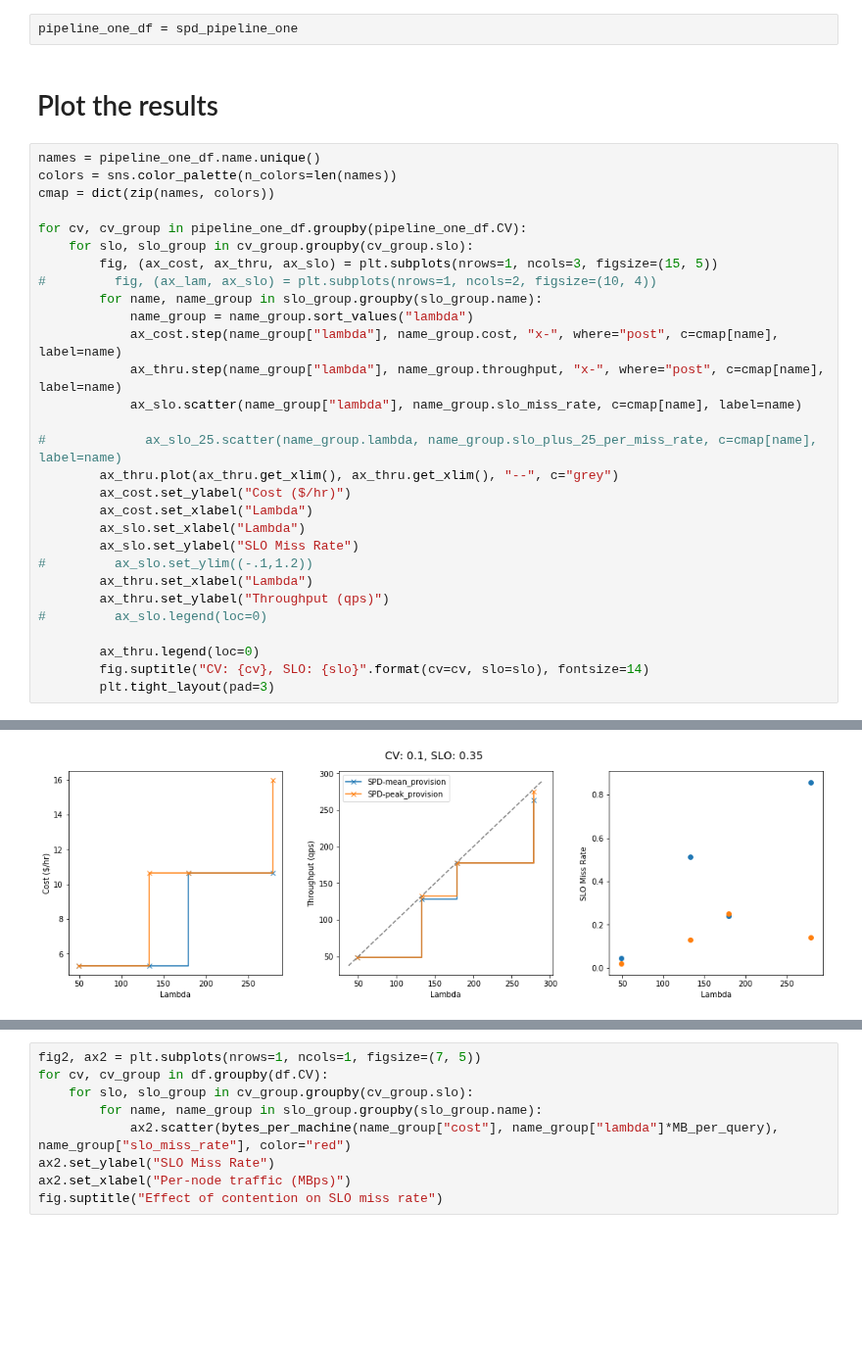
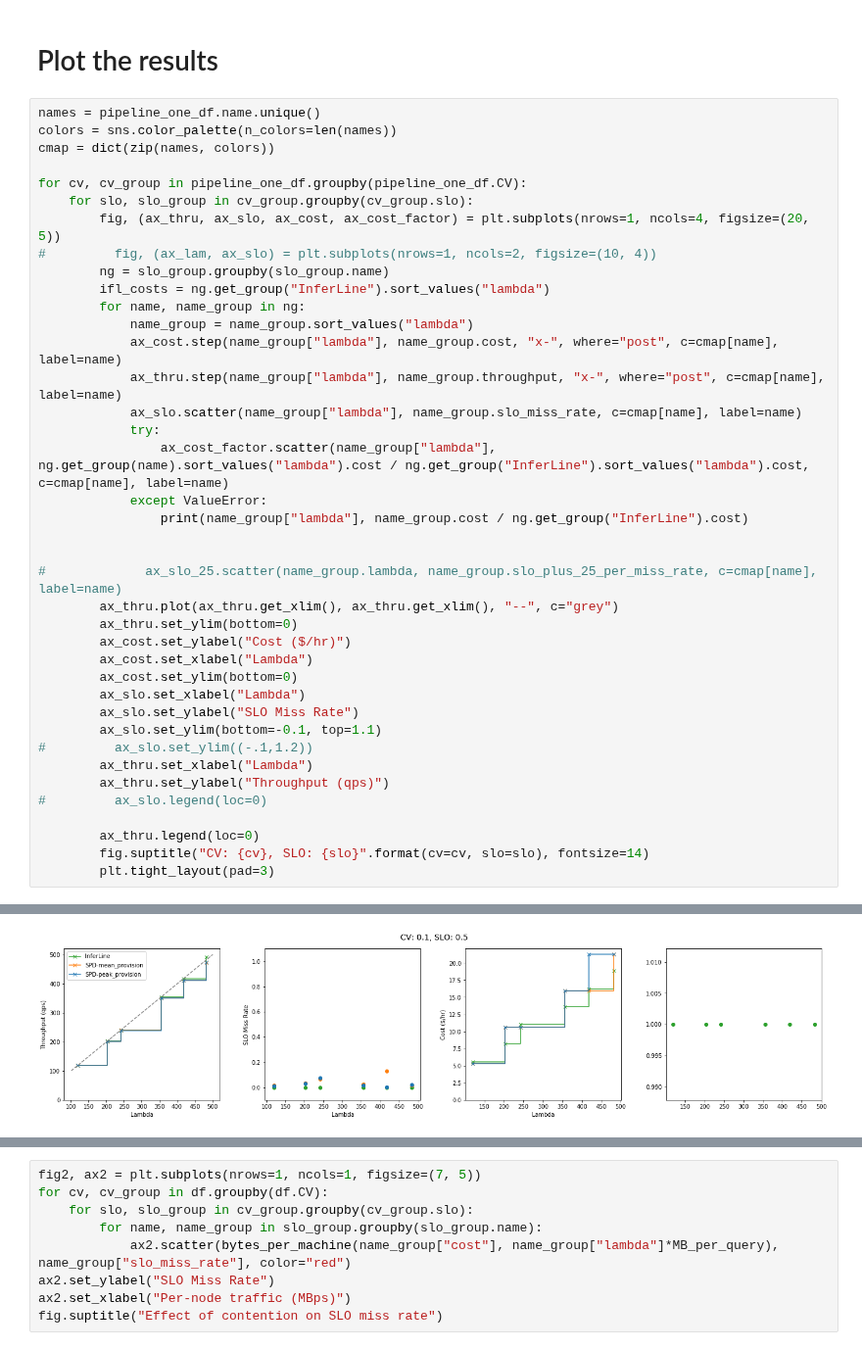
Before and after one commit to dcrankshaw/plots-model-comp-paper, a Jupyter notebook: plotting/system_comparison_plots_scratch.ipynb, the cells around one changed output, grey strips where cells are left out. Shown at 98% size. Saved outputs shown, nothing was run; the diff lists cells and outputs as text; blank space fills up the shorter version.

```diff
--- a/plotting/system_comparison_plots_scratch.ipynb
+++ b/plotting/system_comparison_plots_scratch.ipynb
@@ -84,7 +30,5 @@ ifl_pipeline_one.sort_values("lam_minus_through")
 # %%
 pipeline_one_df = pd.concat([spd_pipeline_one, ifl_pipeline_one])
-# %%
-pipeline_one_df = spd_pipeline_one
 # %% [markdown]
 # Plot the results
 # %%
@@ -94,20 +38,30 @@ cmap = dict(zip(names, colors))
 
 for cv, cv_group in pipeline_one_df.groupby(pipeline_one_df.CV):
     for slo, slo_group in cv_group.groupby(cv_group.slo):
-        fig, (ax_cost, ax_thru, ax_slo) = plt.subplots(nrows=1, ncols=3, figsize=(15, 5))
+        fig, (ax_thru, ax_slo, ax_cost, ax_cost_factor) = plt.subplots(nrows=1, ncols=4, figsize=(20, 5))
 #         fig, (ax_lam, ax_slo) = plt.subplots(nrows=1, ncols=2, figsize=(10, 4))
-        for name, name_group in slo_group.groupby(slo_group.name):
+        ng = slo_group.groupby(slo_group.name)
+        ifl_costs = ng.get_group("InferLine").sort_values("lambda")
+        for name, name_group in ng:
             name_group = name_group.sort_values("lambda")
             ax_cost.step(name_group["lambda"], name_group.cost, "x-", where="post", c=cmap[name], label=name)
             ax_thru.step(name_group["lambda"], name_group.throughput, "x-", where="post", c=cmap[name], label=name)
             ax_slo.scatter(name_group["lambda"], name_group.slo_miss_rate, c=cmap[name], label=name)
+            try:
+                ax_cost_factor.scatter(name_group["lambda"], ng.get_group(name).sort_values("lambda").cost / ng.get_group("InferLine").sort_values("lambda").cost, c=cmap[name], label=name)
+            except ValueError:
+                print(name_group["lambda"], name_group.cost / ng.get_group("InferLine").cost)
+
 
 #             ax_slo_25.scatter(name_group.lambda, name_group.slo_plus_25_per_miss_rate, c=cmap[name], label=name)
         ax_thru.plot(ax_thru.get_xlim(), ax_thru.get_xlim(), "--", c="grey")
+        ax_thru.set_ylim(bottom=0)
         ax_cost.set_ylabel("Cost ($/hr)")
         ax_cost.set_xlabel("Lambda")
+        ax_cost.set_ylim(bottom=0)
         ax_slo.set_xlabel("Lambda")
         ax_slo.set_ylabel("SLO Miss Rate")
+        ax_slo.set_ylim(bottom=-0.1, top=1.1)
 #         ax_slo.set_ylim((-.1,1.2))
         ax_thru.set_xlabel("Lambda")
         ax_thru.set_ylabel("Throughput (qps)")
@@ -120 +91 @@ for cv, cv_group in pipeline_one_df.groupby(pipeline_one_df.CV):
-[figure, old version]
+[figure, new version]
```
Also changed, not shown: parts of 9 cells of this notebook, 1 other file.
